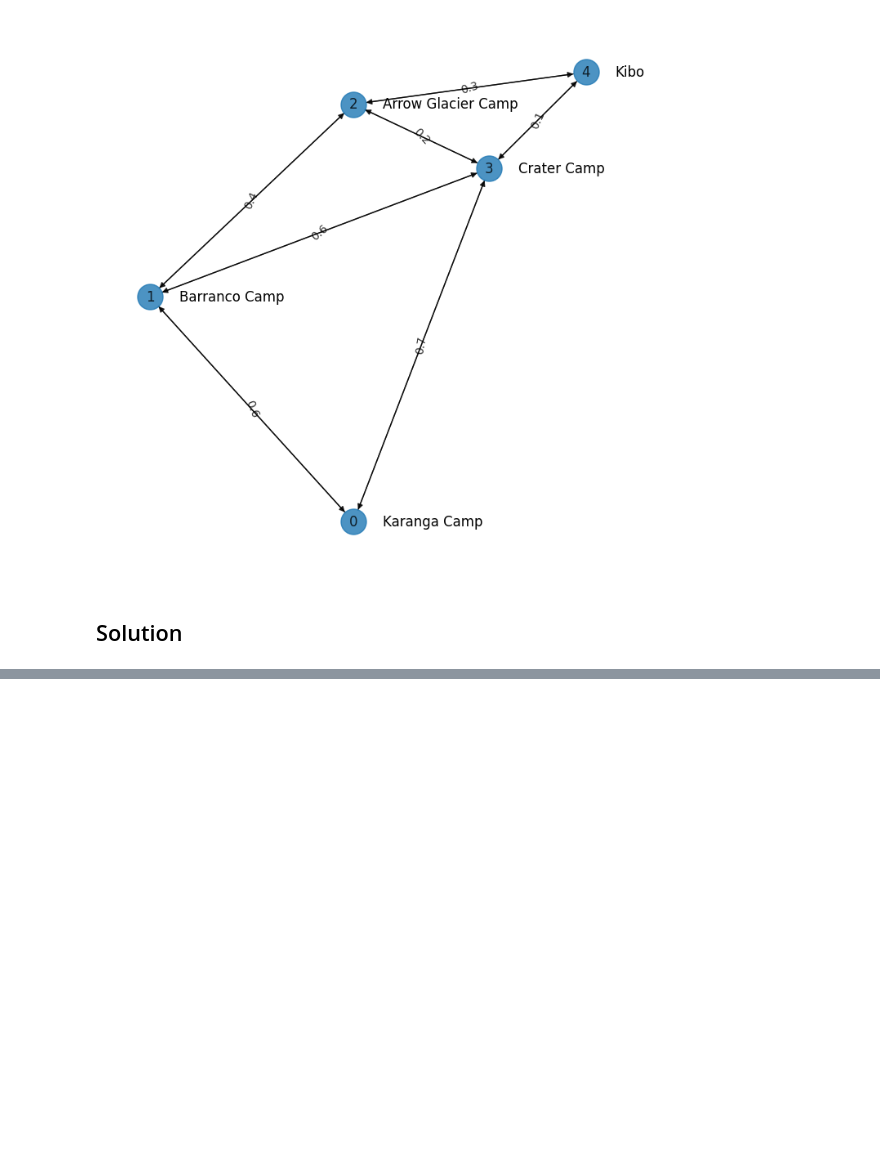
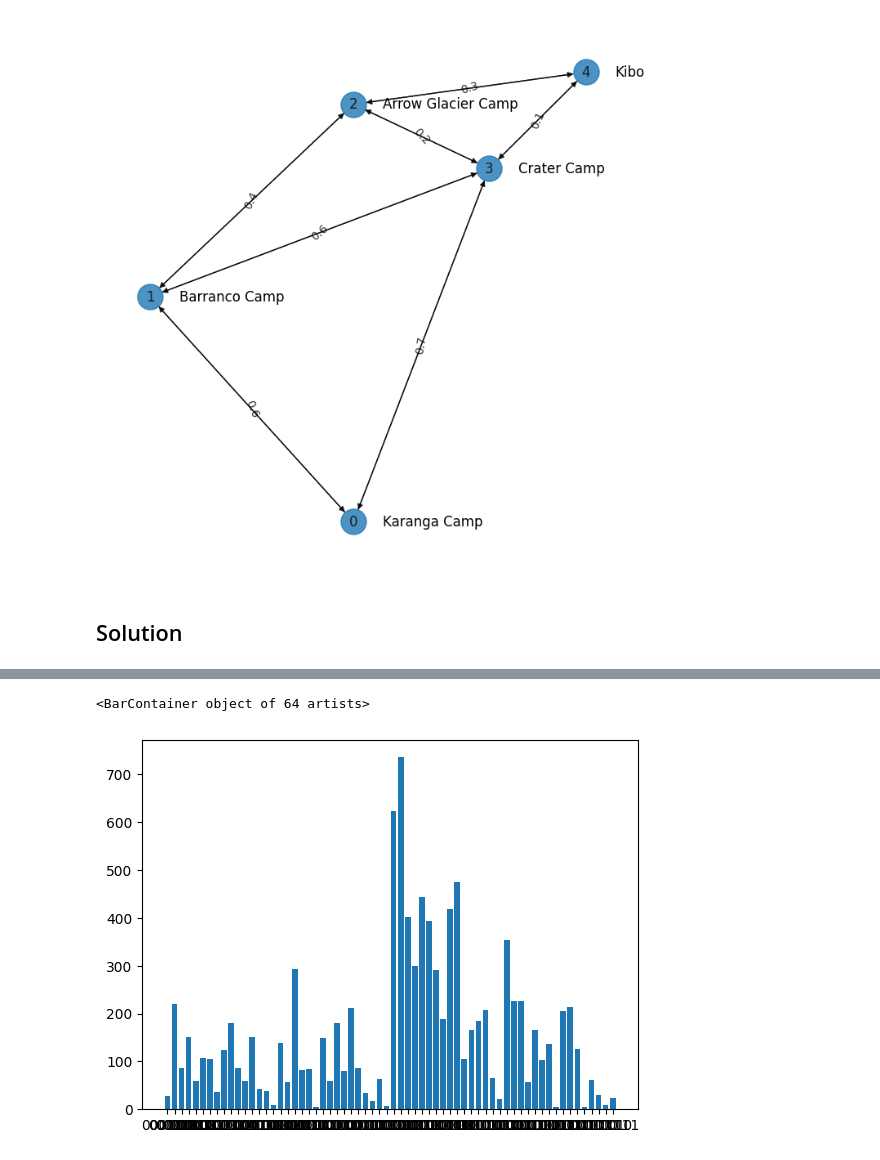
Before and after one commit to elenaacinapura/ETH-HACKATHON-2023, a Jupyter notebook: Software Challenge/TSP_introductory_challenge.ipynb, the cells around one changed output, grey strips where cells are left out. Drawn from its saved outputs; the diff is of its cells as text; code cells hidden in the pictures; blank space fills up the shorter version.

```diff
--- a/Software Challenge/TSP_introductory_challenge.ipynb
+++ b/Software Challenge/TSP_introductory_challenge.ipynb
@@ -775,0 +832,5 @@ Path = 0 --> 1 --> 2 --> 3 --> 4
+# %%
+plt.bar(freq_counter.keys(), freq_counter.values())
+# %% [output]
+<BarContainer object of 64 artists>
+[figure, added]
```
Also changed, not shown: parts of 9 cells of this notebook.
